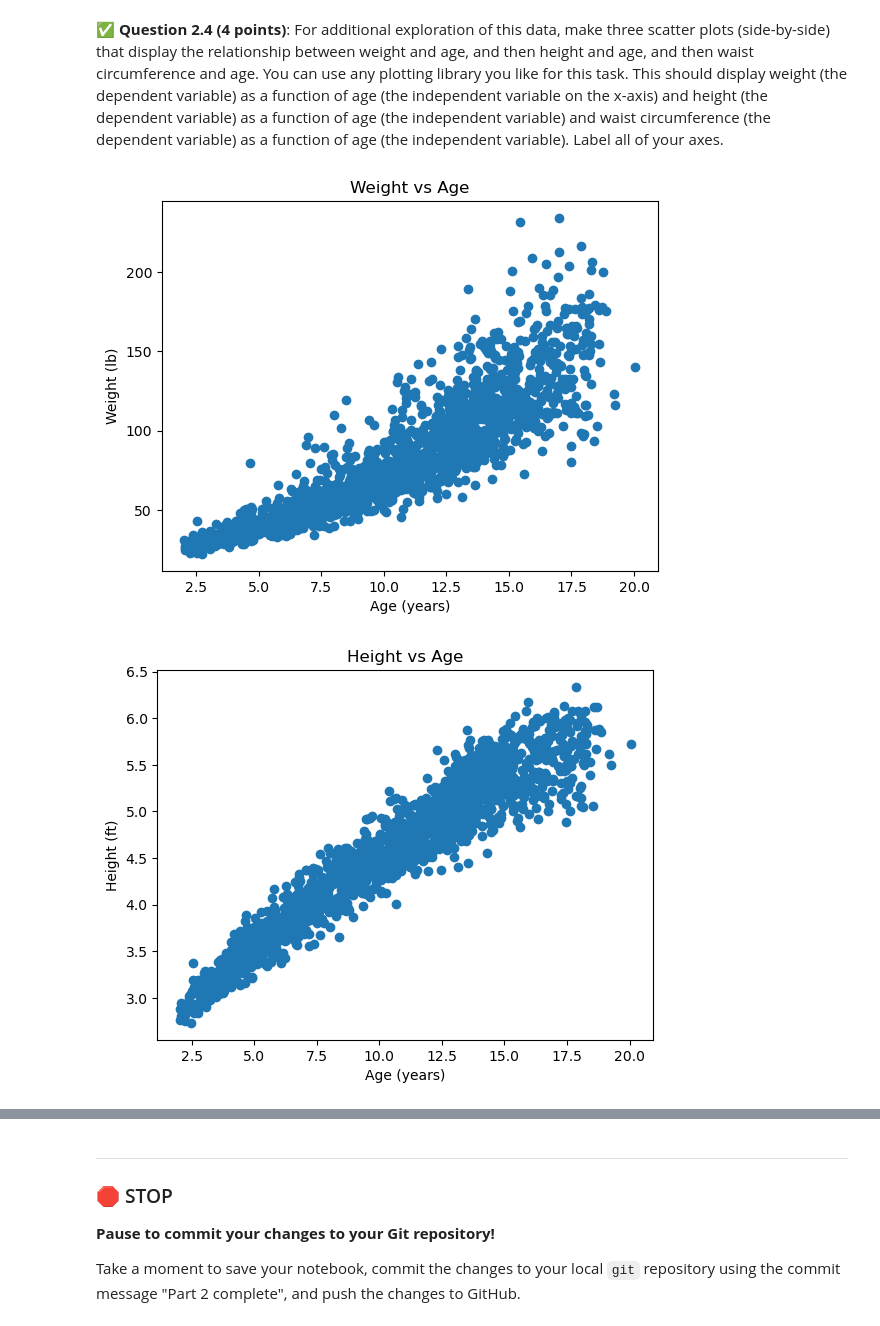
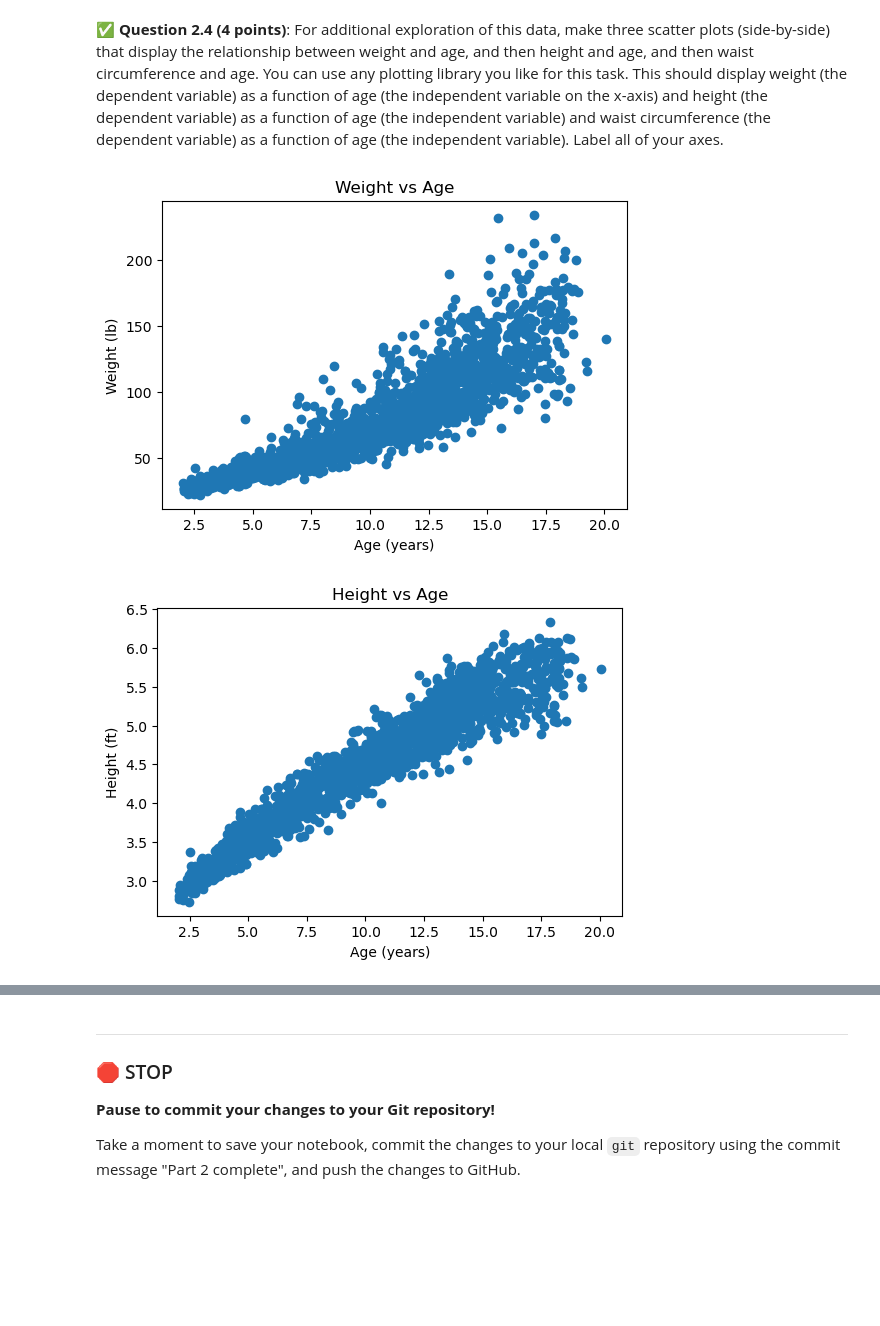
Before and after one commit to ilanberen/CMSE202-s26-turnin, a Jupyter notebook: hw-04/HW-04_RegressionClassification-STUDENT.ipynb, the cells around one changed output, grey strips where cells are left out. Drawn from its saved outputs; the diff is of its cells as text; code cells hidden in the pictures; blank space fills up the shorter version.

```diff
--- a/hw-04/HW-04_RegressionClassification-STUDENT.ipynb
+++ b/hw-04/HW-04_RegressionClassification-STUDENT.ipynb
@@ -121,21 +127,24 @@ anthro.head()
 # %%
 # Put your code here
 import matplotlib.pyplot as plt
+plt.figure(figsize=(6, 4))
 plt.scatter(anthro['age'], anthro['weight_lb'])
 plt.xlabel('Age (years)')
 plt.ylabel('Weight (lb)')
 plt.title('Weight vs Age')
 plt.show()
+plt.figure(figsize=(6, 4))
 plt.scatter(anthro['age'], anthro['height_ft'])
 plt.xlabel('Age (years)')
 plt.ylabel('Height (ft)')
 plt.title('Height vs Age')
 plt.show()
+plt.figure(figsize=(6, 4))
 plt.scatter(anthro['age'], anthro['waist_circum_in'])
 plt.xlabel('Age (years)')
 plt.ylabel('Waist Circumference (in)')
 plt.title('Waist Circumference vs Age')
 plt.show()
 # %% [output]
-[figure, old version]
+[figure, new version]
-[figure, old version]
+[figure, new version]
```
Also changed, not shown: parts of 11 cells of this notebook.
